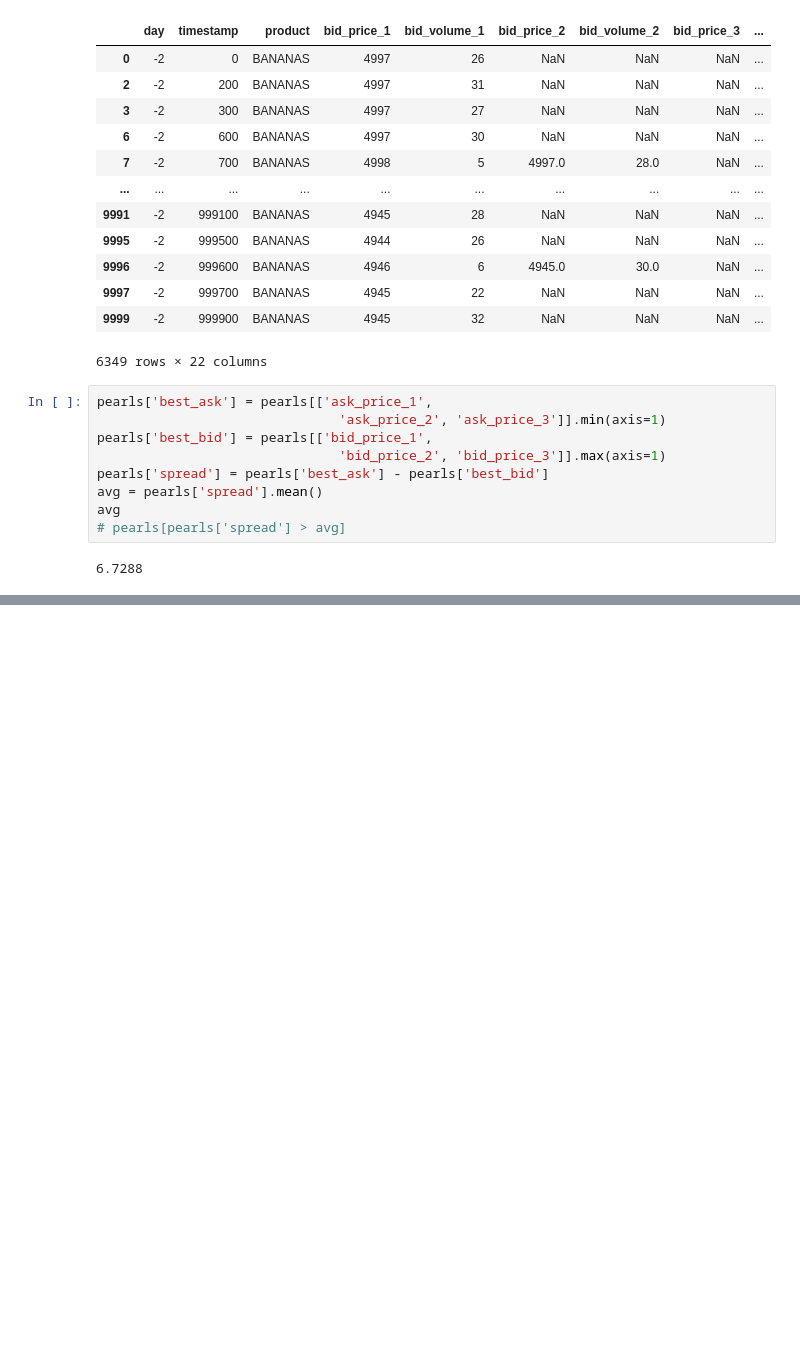
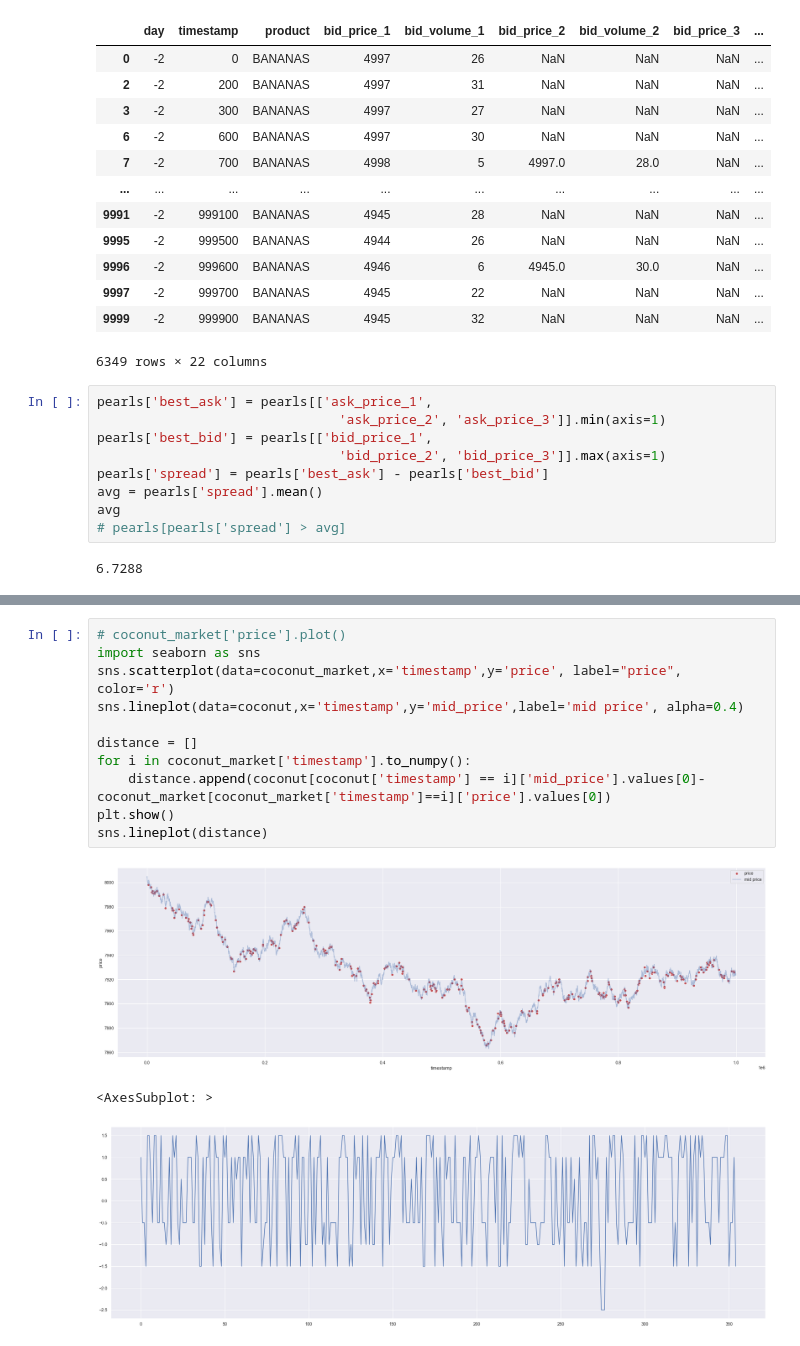
Before and after one commit to jcgs2503/IMC_Prosperity_IDK, a Jupyter notebook: data_analyzer.ipynb, the cells around one changed output, grey strips where cells are left out. Saved outputs shown, nothing was run; the diff lists cells and outputs as text; blank space fills up the shorter version.

```diff
--- a/data_analyzer.ipynb
+++ b/data_analyzer.ipynb
@@ -105,0 +111,15 @@ abs(y-(m*x+b)).mean()
+# %%
+# coconut_market['price'].plot()
+import seaborn as sns
+sns.scatterplot(data=coconut_market,x='timestamp',y='price', label="price", color='r')
+sns.lineplot(data=coconut,x='timestamp',y='mid_price',label='mid price', alpha=0.4)
+
+distance = []
+for i in coconut_market['timestamp'].to_numpy():
+    distance.append(coconut[coconut['timestamp'] == i]['mid_price'].values[0]-coconut_market[coconut_market['timestamp']==i]['price'].values[0])
+plt.show()
+sns.lineplot(distance)
+# %% [output]
+[figure, added]
+<AxesSubplot: >
+[figure, added]
```
Also changed, not shown: parts of 13 cells of this notebook, 7 other files.
